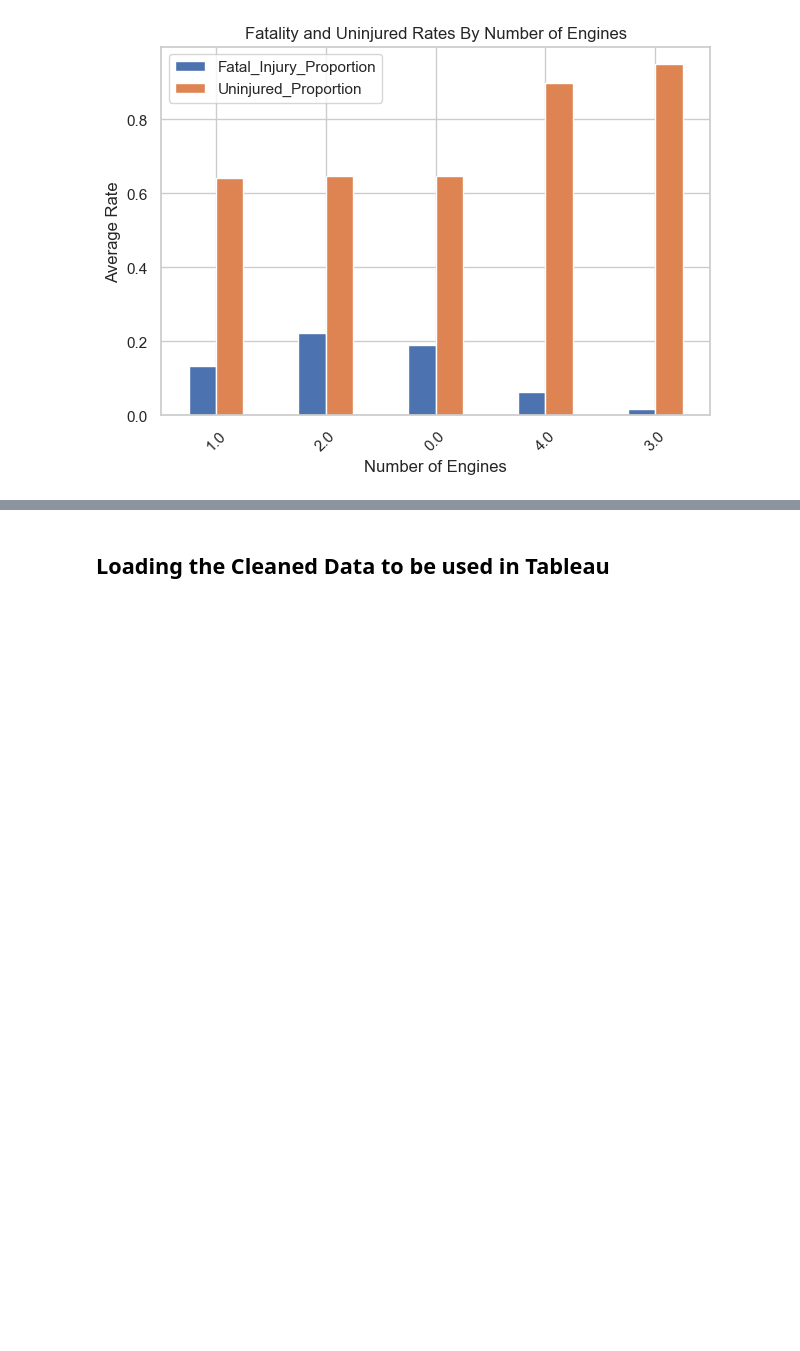
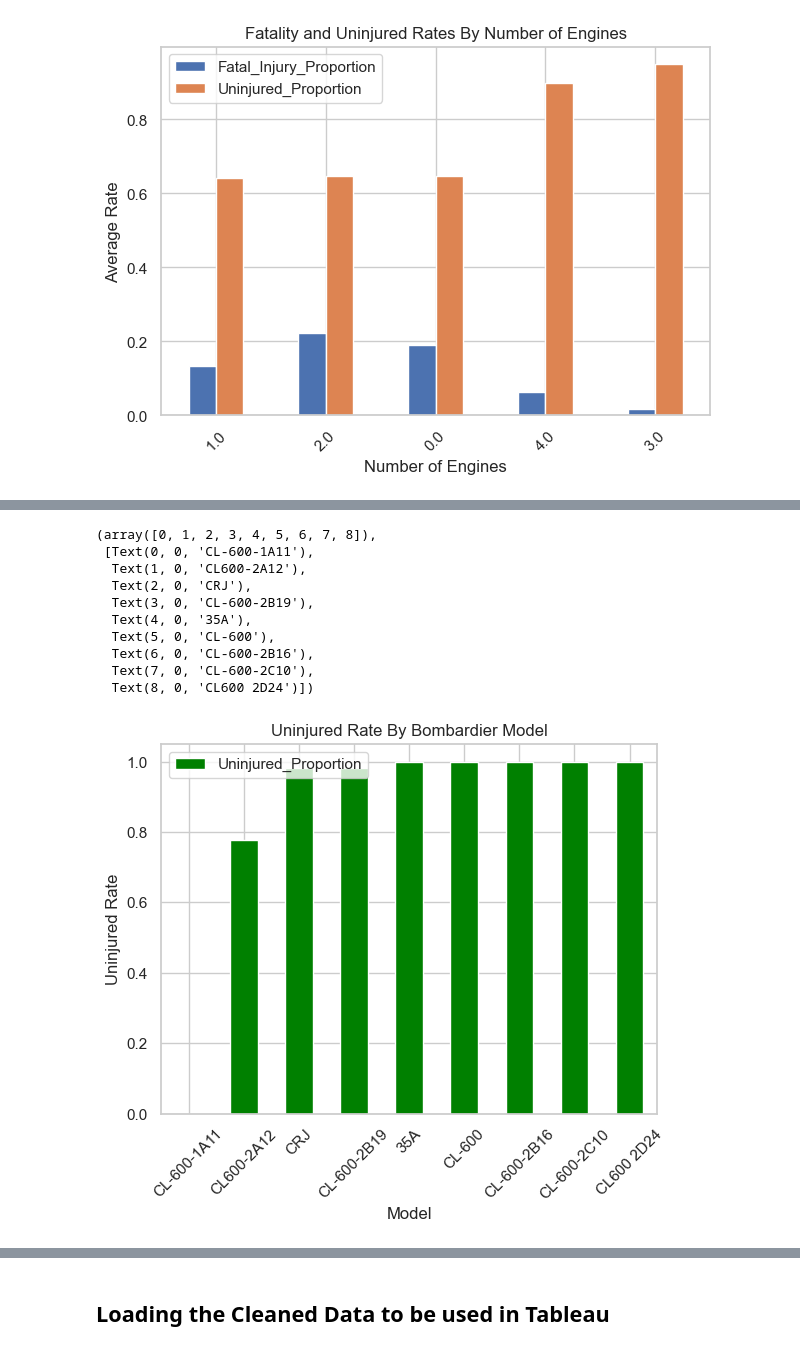
Before and after one commit to Caroline-kamusi/p1-project-ck, a Jupyter notebook: phase 1 project Ck.ipynb, the cells around one changed output, grey strips where cells are left out. Drawn from its saved outputs; the diff is of its cells as text; code cells hidden in the pictures; blank space fills up the shorter version.

```diff
--- a/phase 1 project Ck.ipynb
+++ b/phase 1 project Ck.ipynb
@@ -555,0 +625,19 @@ plt.xticks(rotation=45)
+# %%
+# Plotting a  bar graph of Uninjured Rates by Bombardier Model
+ax = filtered_df[(filtered_df['Make']=='Bombardier') & (filtered_df['Number_Of_Engines'] == 2)].groupby(['Model'])\
+    [['Uninjured_Proportion']].mean().sort_values(by='Uninjured_Proportion', ascending=True).plot(kind='bar', stacked=True, color='green')
+ax.set(xlabel='Model', ylabel='Uninjured Rate', title='Uninjured Rate By Bombardier Model');
+# rotate x-axis labels
+plt.xticks(rotation=45)
+# %% [output]
+(array([0, 1, 2, 3, 4, 5, 6, 7, 8]),
+ [Text(0, 0, 'CL-600-1A11'),
+  Text(1, 0, 'CL600-2A12'),
+  Text(2, 0, 'CRJ'),
+  Text(3, 0, 'CL-600-2B19'),
+  Text(4, 0, '35A'),
+  Text(5, 0, 'CL-600'),
+  Text(6, 0, 'CL-600-2B16'),
+  Text(7, 0, 'CL-600-2C10'),
+  Text(8, 0, 'CL600 2D24')])
+[figure, added]
```
Also changed, not shown: parts of 11 cells of this notebook, 2 other files.
